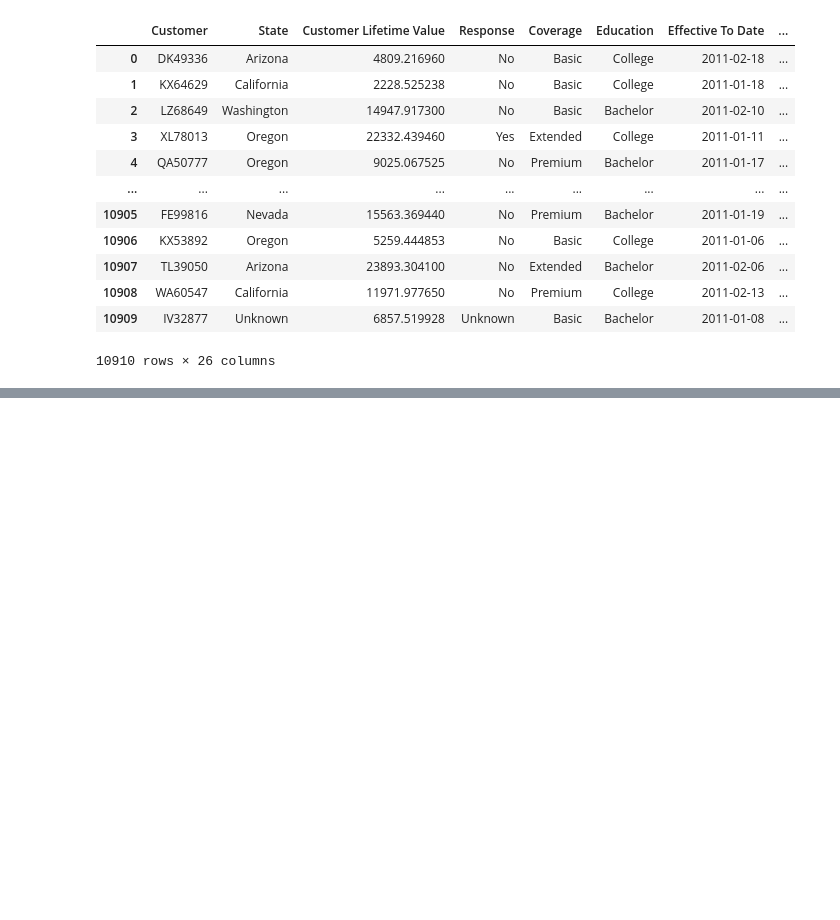
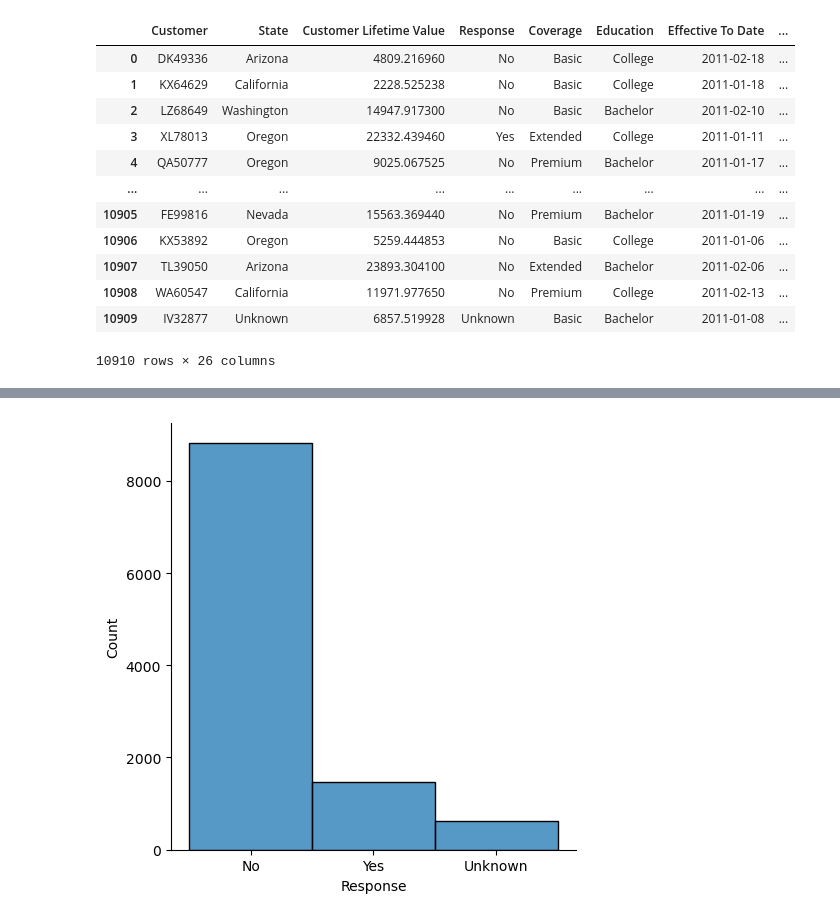
Before and after one commit to lutrx/lab-customer-analysis-round-2, a Jupyter notebook: solution.ipynb, the cells around one changed output, grey strips where cells are left out. Drawn from its saved outputs; the diff is of its cells as text; code cells hidden in the pictures; blank space fills up the shorter version.

Commit message:
Tried round 3 could not manage the plots

```diff
--- a/solution.ipynb
+++ b/solution.ipynb
@@ -247,0 +292,6 @@ filtered_data
+# %%
+#First step: show a plot about the Yes/No/Unknown counts of responses
+sns.displot(data['Response'], bins=40) # bins number the smaller the number the wider the boxes
+plt.show()
+# %% [output]
+[figure, added]
```
Also changed, not shown: parts of 10 cells of this notebook.
